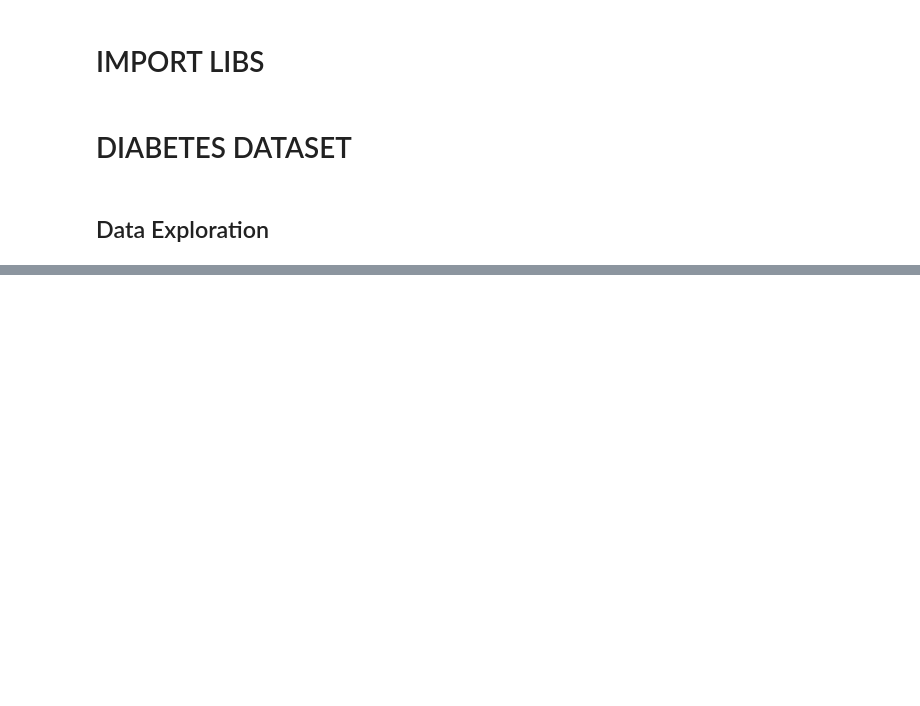
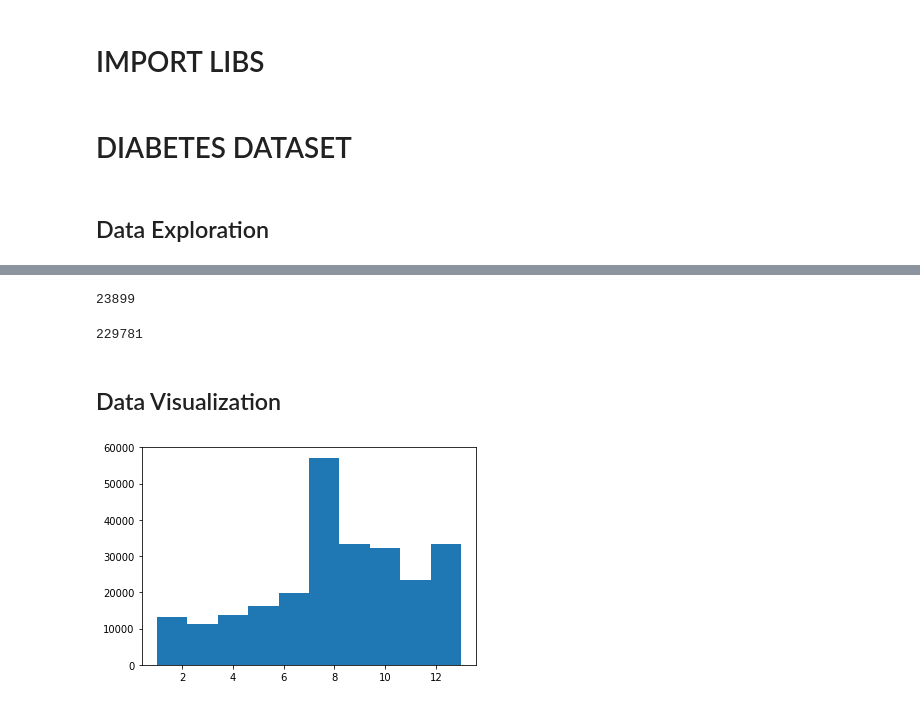
Before and after one commit to matheusapostulo/diabetes-machine-learning, a Jupyter notebook: Diabetes_Machine_Learning.ipynb, the cells around one changed output, grey strips where cells are left out. Drawn from its saved outputs; the diff is of its cells as text; code cells hidden in the pictures; blank space fills up the shorter version.

```diff
--- a/Diabetes_Machine_Learning.ipynb
+++ b/Diabetes_Machine_Learning.ipynb
@@ -13,4 +13,4 @@ import plotly.express as px
 # %% [markdown]
 ## Data Exploration
 # %%
-diabetes_dataset = pd.read_csv('diabetes.csv')
+diabetes_dataset = pd.read_csv('diabetes3_imbalance.csv')
@@ -53,0 +46,17 @@ diabetes_dataset.describe
+# %%
+## Checking duplicate rows
+diabetes_dataset.duplicated()
+diabetes_dataset.duplicated().sum()
+# %% [output]
+23899
+# %%
+## Checkin non-duplicate rows
+(~diabetes_dataset.duplicated()).sum()
+# %% [output]
+229781
+# %% [markdown]
+## Data Visualization
+# %%
+plt.hist(x = diabetes_dataset['Age']);
+# %% [output]
+[figure, added]
```
Also changed, not shown: parts of 14 cells of this notebook.
